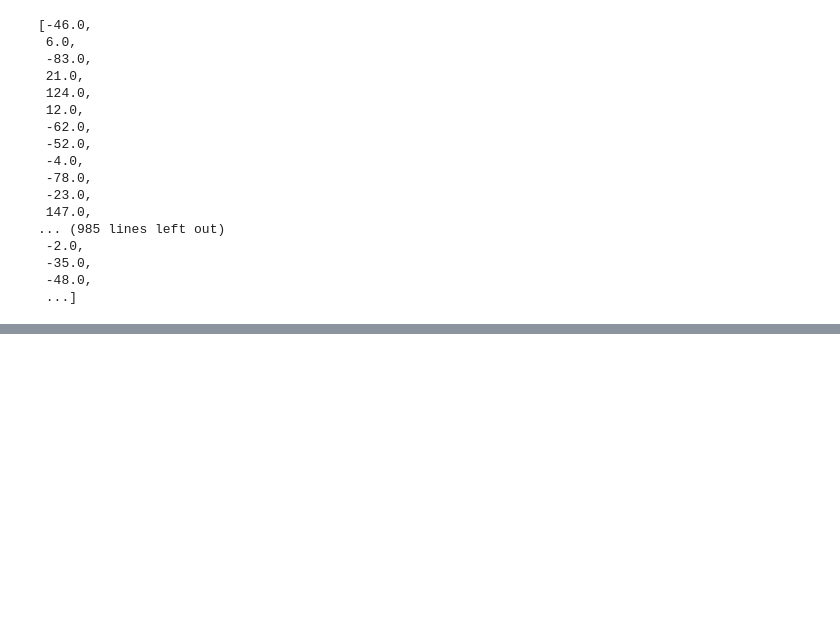
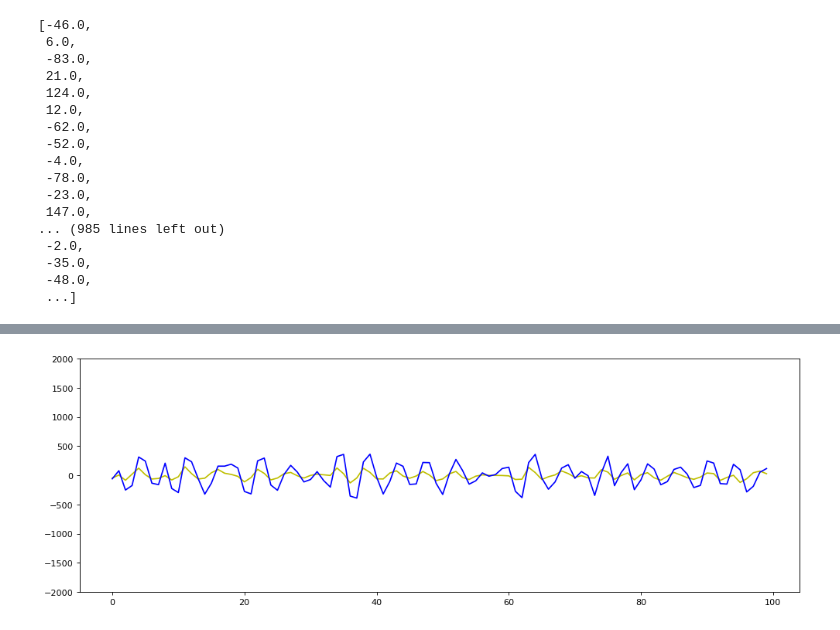
Before and after one commit to Taaccoo-beta/Flight-Simulator-In-Drosophila, a Jupyter notebook: Analysis/FF-Analysis/data/torqueCalc.ipynb, the cells around one changed output, grey strips where cells are left out. Cells and saved outputs as stored; diff of their text form; code cells hidden in the pictures; blank space fills up the shorter version.

```diff
--- a/Analysis/FF-Analysis/data/torqueCalc.ipynb
+++ b/Analysis/FF-Analysis/data/torqueCalc.ipynb
@@ -225,0 +225,10 @@ plt.show()
+# %%
+plt.figure(figsize=(15, 5), dpi=80)
+plt.ylim((-2000, 2000))
+
+tor_sub_2 = [tor_sub[i+1]-tor_sub[i] for i in range(2000)]
+plt.plot([i for i in range(0,100)],poi_sub[0:100],color="y")
+plt.plot([i for i in range(0,100)],tor_sub_2[0:100],color="b")
+plt.show()
+# %% [output]
+[figure, added]
```
Also changed, not shown: parts of 5 cells of this notebook.
